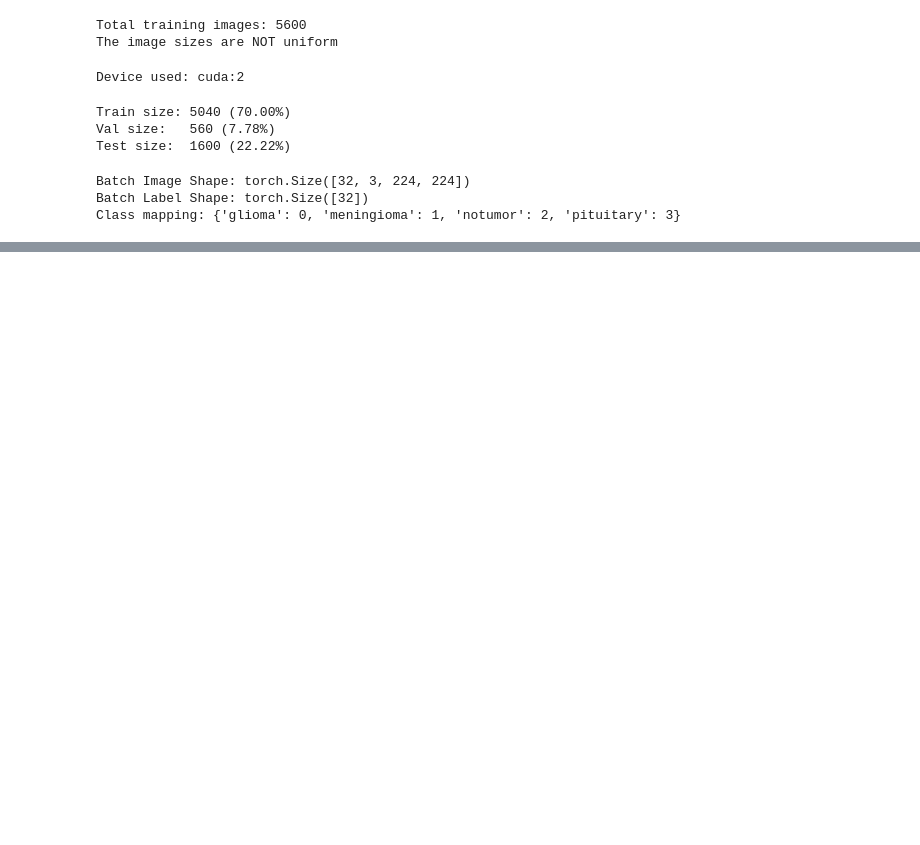
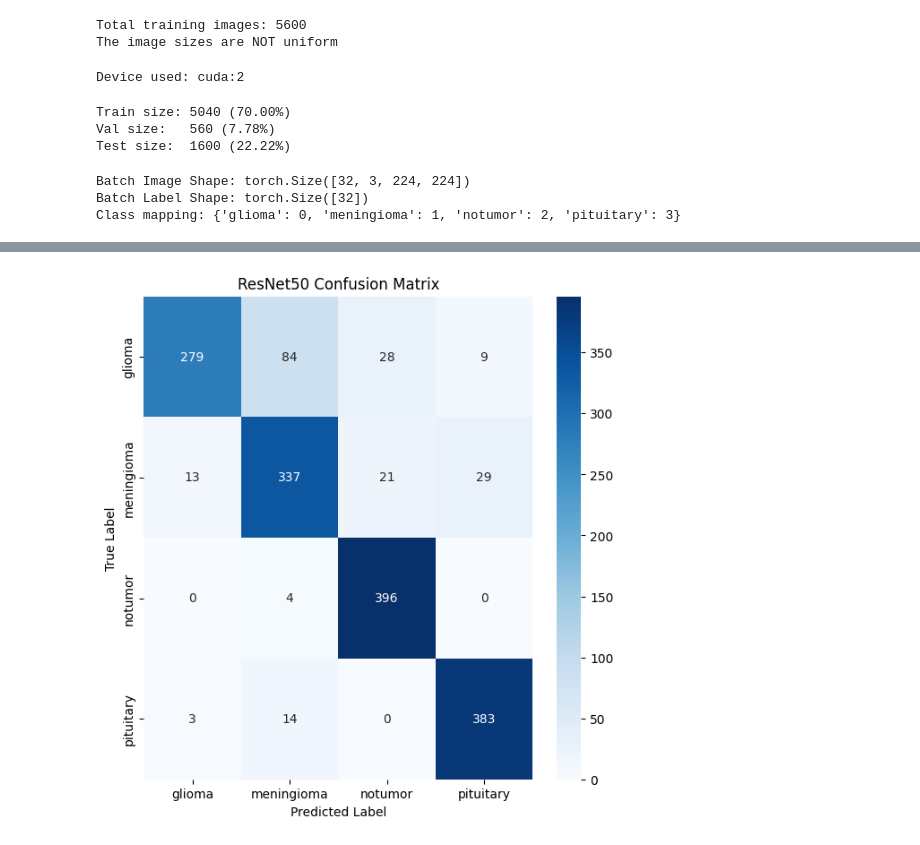
Before and after one commit to Youssef-Chip/ml_applications, a Jupyter notebook: hw5.ipynb, the cells around one changed output, grey strips where cells are left out. Saved outputs shown, nothing was run; the diff lists cells and outputs as text; code cells hidden in the pictures; blank space fills up the shorter version.

```diff
--- a/hw5.ipynb
+++ b/hw5.ipynb
@@ -449,0 +508,2 @@ The model was trained for 10 epochs using the Adam optimizer and Cross-Entropy L
+# %%
+y_preds_resnet, y_true_resnet = test_model(resnet_model, best_resnet_model_path)
@@ -449,0 +524,4 @@ The model was trained for 10 epochs using the Adam optimizer and Cross-Entropy L
+# %%
+draw_confusion_matrix(y_true_resnet, y_preds_resnet, title="ResNet50 Confusion Matrix")
+# %% [output]
+[figure, added]
```
Also changed, not shown: parts of 26 cells of this notebook, 1 other file.
